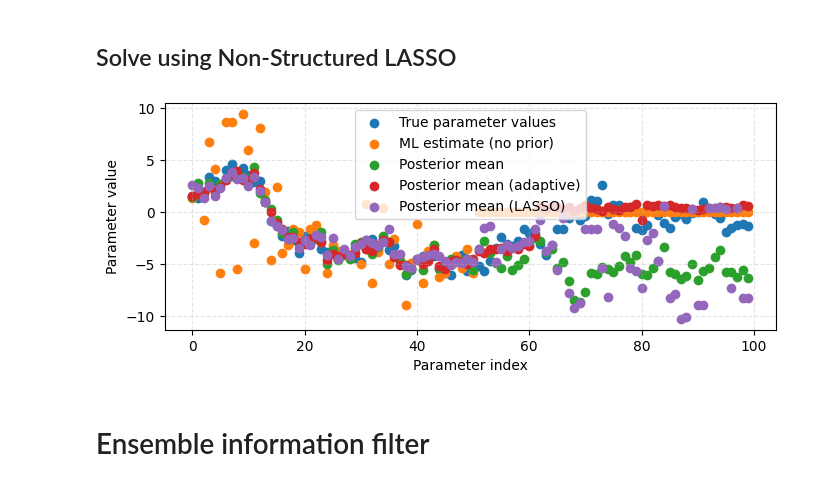
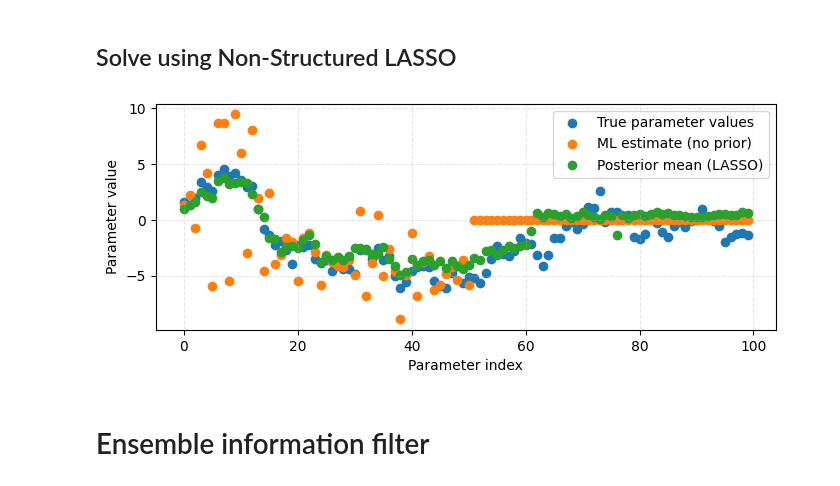
Before and after one commit to equinor/graphite-maps, a Jupyter notebook: docs/source/Comparison.ipynb, the cells around one changed output. Saved outputs shown, nothing was run; the diff lists cells and outputs as text; code cells hidden in the pictures.

```diff
--- a/docs/source/Comparison.ipynb
+++ b/docs/source/Comparison.ipynb
@@ -278,33 +278,34 @@ plt.show()
 X_prior = np.copy(X)
 Y = g(X_prior)
 D = Y + rng.standard_normal(size=Y.shape)
-K = linear_l1_regression(U=D.T, Y=X_prior.T)
+#K = linear_l1_regression(U=D.T, Y=X_prior.T)
+K = linear_boost_ic_regression(U=D.T, Y=X_prior.T)
 X_posterior_lasso = X_prior + K @ (observations - Y.T).T
 # %%
 plt.figure(figsize=(7, 3))
 plt.scatter(np.arange(len(x_true)), x_true, label="True parameter values")
 plt.scatter(np.arange(len(x_true)), x_ml, label="ML estimate (no prior)")
-plt.scatter(
-    np.arange(len(x_true)), np.mean(X_posterior, axis=1), label="Posterior mean"
-)
-plt.scatter(
-    np.arange(len(x_true)),
-    np.mean(X_adaptive_posterior, axis=1),
-    label="Posterior mean (adaptive)",
-)
+#plt.scatter(
+#    np.arange(len(x_true)), np.mean(X_posterior, axis=1), label="Posterior mean"
+#)
+#plt.scatter(
+#    np.arange(len(x_true)),
+#    np.mean(X_adaptive_posterior, axis=1),
+#    label="Posterior mean (adaptive)",
+#)
 plt.scatter(
     np.arange(len(x_true)),
     np.mean(X_posterior_lasso, axis=1),
     label="Posterior mean (LASSO)",
 )
 plt.xlabel("Parameter index")
 plt.ylabel("Parameter value")
 plt.grid(True, ls="--", zorder=0, alpha=0.33)
 plt.legend()
 plt.tight_layout()
 plt.show()
 # %% [output]
-[figure, old version]
+[figure, new version]
 # %% [markdown]
 # Ensemble information filter
 # %%
```
Also changed, not shown: parts of 2 cells of this notebook, 3 other files.
